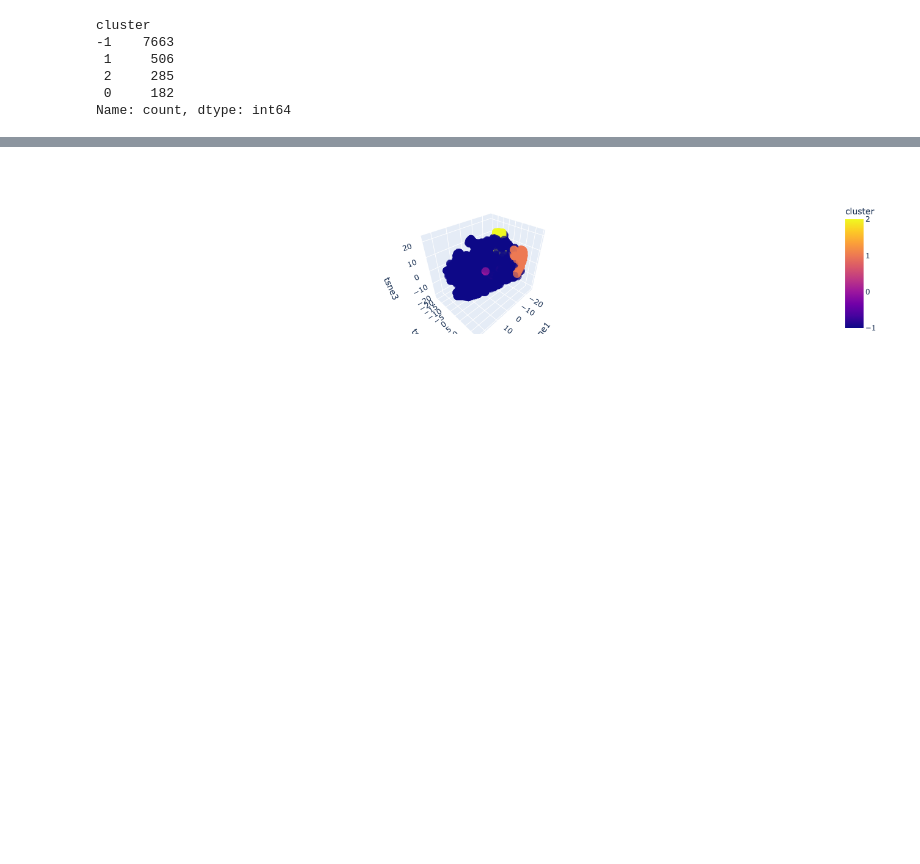
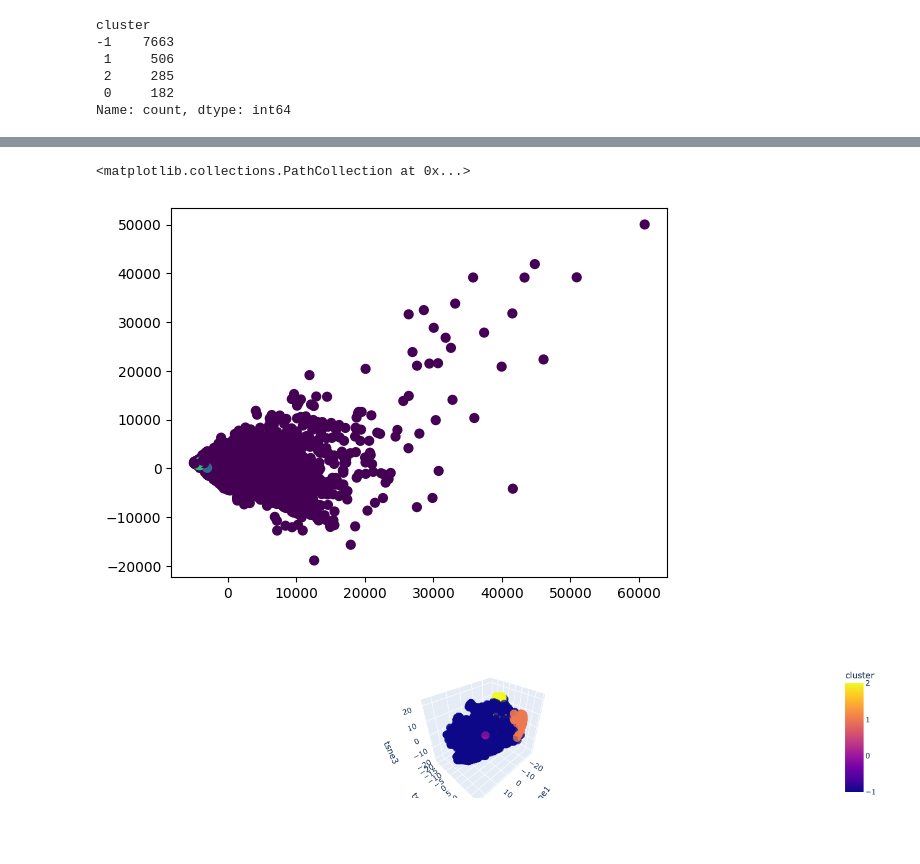
Before and after one commit to lusm554/clustering, a Jupyter notebook: clustering_example.ipynb, the cells around one changed output, grey strips where cells are left out. Drawn from its saved outputs; the diff is of its cells as text; code cells hidden in the pictures; blank space fills up the shorter version.

```diff
--- a/clustering_example.ipynb
+++ b/clustering_example.ipynb
@@ -253,2 +269,7 @@ Name: count, dtype: int64
+# %%
+plt.scatter(x='pca1', y='pca2', c='cluster', s=40, cmap='viridis', data=test_hdbscan_data)
+# %% [output]
+<matplotlib.collections.PathCollection at 0x...>
+[figure, added]
 # %%
 px.scatter_3d(
```
Also changed, not shown: parts of 8 cells of this notebook.
